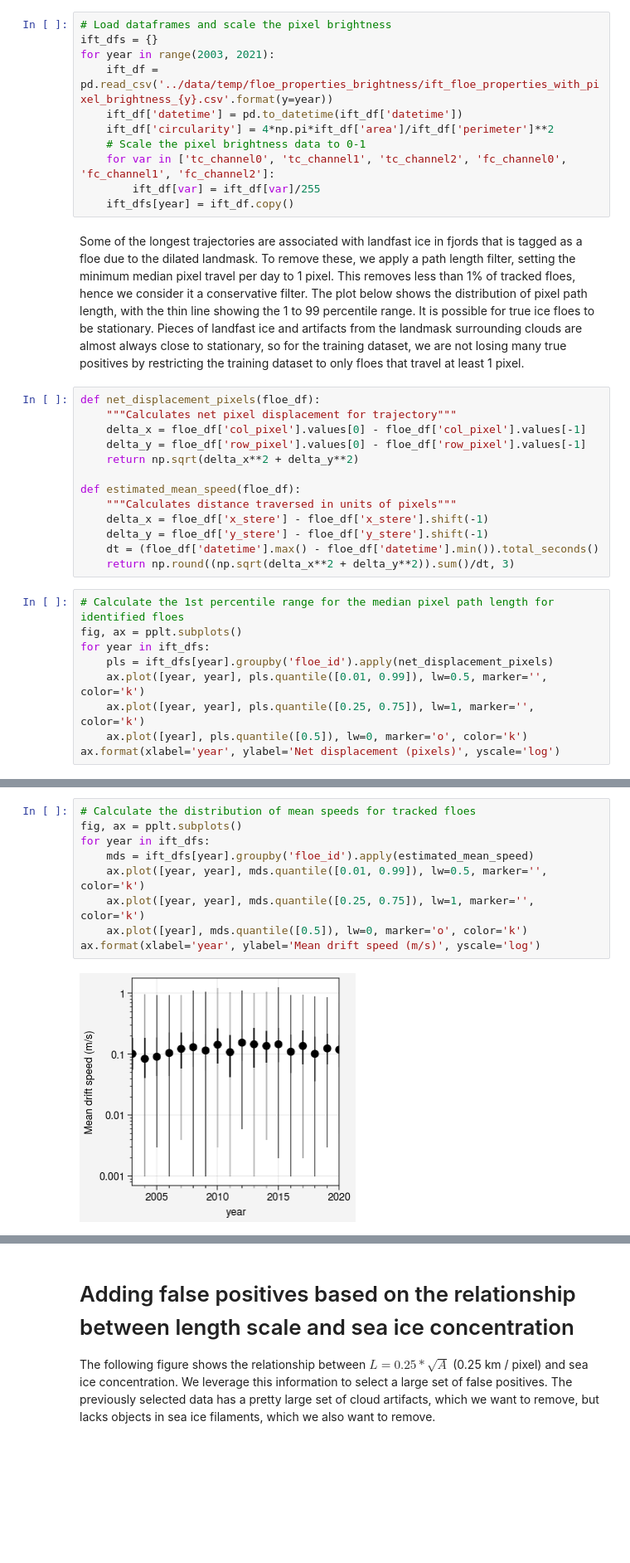
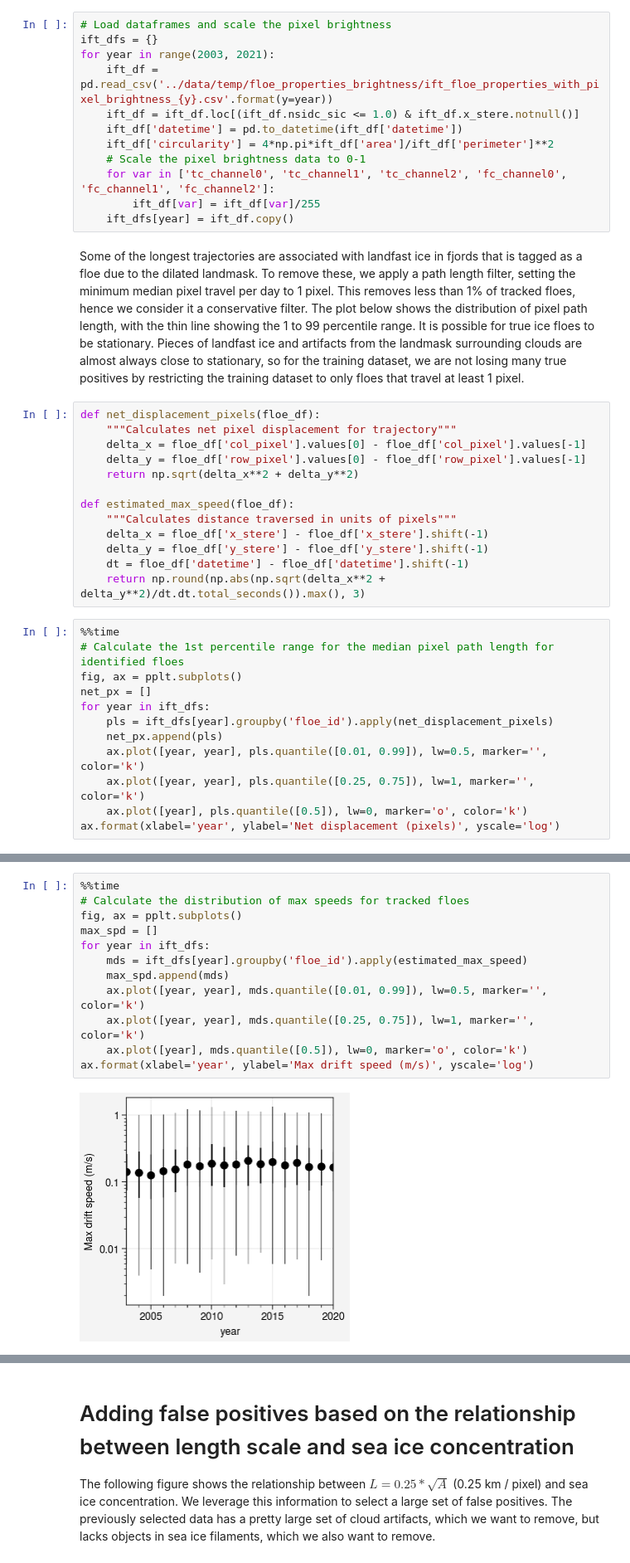
Before and after one commit to WilhelmusLab/process_fram_strait_v0, a Jupyter notebook: notebooks/logistic_regression_classifier.ipynb, the cells around one changed output, grey strips where cells are left out. Shown at 83% size. Saved outputs shown, nothing was run; the diff lists cells and outputs as text; blank space fills up the shorter version.

```diff
--- a/notebooks/logistic_regression_classifier.ipynb
+++ b/notebooks/logistic_regression_classifier.ipynb
@@ -39,6 +39,7 @@ warnings.simplefilter('ignore')
 ift_dfs = {}
 for year in range(2003, 2021):
     ift_df = pd.read_csv('../data/temp/floe_properties_brightness/ift_floe_properties_with_pixel_brightness_{y}.csv'.format(y=year))
+    ift_df = ift_df.loc[(ift_df.nsidc_sic <= 1.0) & ift_df.x_stere.notnull()]
     ift_df['datetime'] = pd.to_datetime(ift_df['datetime'])
     ift_df['circularity'] = 4*np.pi*ift_df['area']/ift_df['perimeter']**2
     # Scale the pixel brightness data to 0-1
@@ -54,17 +55,20 @@ def net_displacement_pixels(floe_df):
     delta_y = floe_df['row_pixel'].values[0] - floe_df['row_pixel'].values[-1]
     return np.sqrt(delta_x**2 + delta_y**2)
 
-def estimated_mean_speed(floe_df):
+def estimated_max_speed(floe_df):
     """Calculates distance traversed in units of pixels"""
     delta_x = floe_df['x_stere'] - floe_df['x_stere'].shift(-1)
     delta_y = floe_df['y_stere'] - floe_df['y_stere'].shift(-1)
-    dt = (floe_df['datetime'].max() - floe_df['datetime'].min()).total_seconds()
-    return np.round((np.sqrt(delta_x**2 + delta_y**2)).sum()/dt, 3)
+    dt = floe_df['datetime'] - floe_df['datetime'].shift(-1)
+    return np.round(np.abs(np.sqrt(delta_x**2 + delta_y**2)/dt.dt.total_seconds()).max(), 3)
 # %%
+%%time
 # Calculate the 1st percentile range for the median pixel path length for identified floes
 fig, ax = pplt.subplots()
+net_px = []
 for year in ift_dfs:
     pls = ift_dfs[year].groupby('floe_id').apply(net_displacement_pixels)
+    net_px.append(pls)
     ax.plot([year, year], pls.quantile([0.01, 0.99]), lw=0.5, marker='', color='k')
     ax.plot([year, year], pls.quantile([0.25, 0.75]), lw=1, marker='', color='k')
     ax.plot([year], pls.quantile([0.5]), lw=0, marker='o', color='k')
@@ -76,11 +93,14 @@ Similarly, we want to avoid physically impossible drift speeds. Sea ice rarely r
 # %%
-# Calculate the distribution of mean speeds for tracked floes
+%%time
+# Calculate the distribution of max speeds for tracked floes
 fig, ax = pplt.subplots()
+max_spd = []
 for year in ift_dfs:
-    mds = ift_dfs[year].groupby('floe_id').apply(estimated_mean_speed)
+    mds = ift_dfs[year].groupby('floe_id').apply(estimated_max_speed)
+    max_spd.append(mds)
     ax.plot([year, year], mds.quantile([0.01, 0.99]), lw=0.5, marker='', color='k')
     ax.plot([year, year], mds.quantile([0.25, 0.75]), lw=1, marker='', color='k')
     ax.plot([year], mds.quantile([0.5]), lw=0, marker='o', color='k')
-ax.format(xlabel='year', ylabel='Mean drift speed (m/s)', yscale='log')
+ax.format(xlabel='year', ylabel='Max drift speed (m/s)', yscale='log')
 # %% [output]
-[figure, old version]
+[figure, new version]
```
Also changed, not shown: parts of 36 cells of this notebook, 4 other files.
